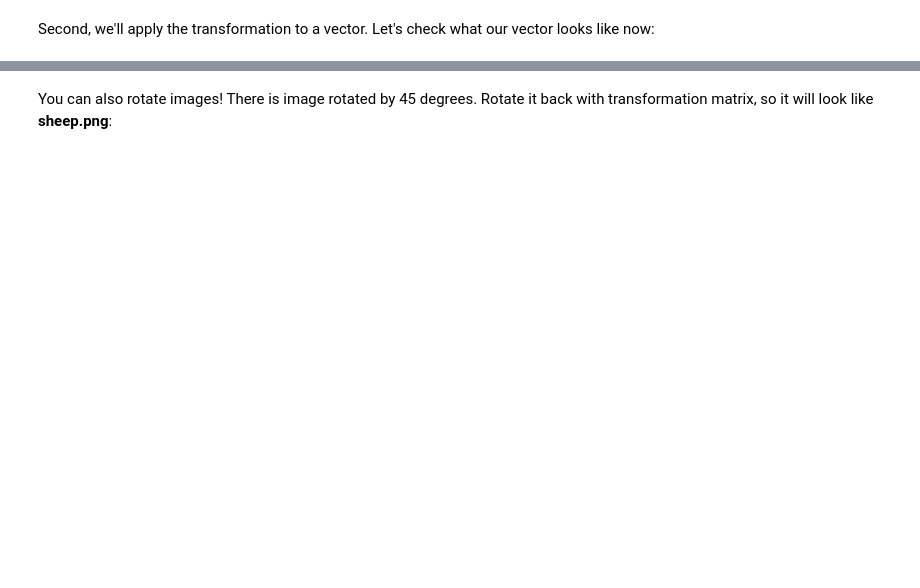
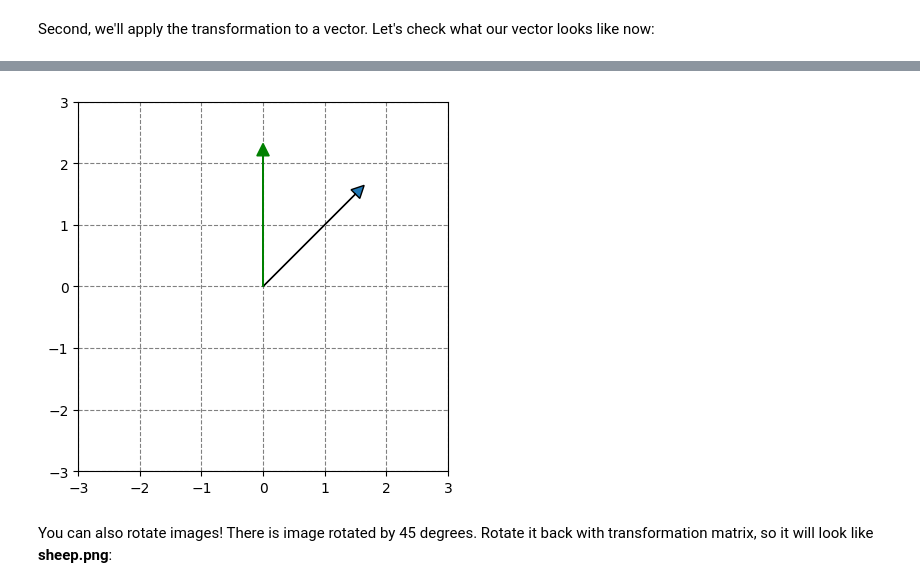
Before and after one commit to Oleksii-Lasiichuk/la_lab_1_transformation_matrices, a Jupyter notebook: LA_Lab_1_template_2026.ipynb, the cells around one changed output, grey strips where cells are left out. Cells and saved outputs as stored; diff of their text form; code cells hidden in the pictures; blank space fills up the shorter version.

```diff
--- a/LA_Lab_1_template_2026.ipynb
+++ b/LA_Lab_1_template_2026.ipynb
@@ -365,7 +427,11 @@ First, construct the rotation matrix:
 
 def get_rotation_matrix(phi):
   ##### YOUR CODE STARTS #####
-  transformation_matrix = ...
+  phi_rad = np.deg2rad(phi)
+  transformation_matrix = np.array([
+    [np.cos(phi_rad), -np.sin(phi_rad)],
+    [np.sin(phi_rad),  np.cos(phi_rad)]
+    ])
   ##### YOUR CODE ENDS #####
   return transformation_matrix
 
@@ -393,24 +465,26 @@ plt.show()
 # %%
 # Apply rotation to the vector AB1 to get vector AB2
 
 ##### YOUR CODE STARTS #####
-A = ...
+A = np.array([0, 0])
 B1 = np.array([1.5, 1.5])
-B2 = ...
+B2 = get_rotation_matrix(45) @ B1
 ##### YOUR CODE ENDS #####
 
 ax = plt.axes()
 
 ax.arrow(A[0], A[1], B1[0], B1[1], head_width=0.2, head_length=0.2)
 ax.arrow(A[0], A[1], B2[0], B2[1], head_width=0.2, head_length=0.2, color='green')
 plt.ylim(-3,3)
 plt.xlim(-3,3)
 
 ax.set_axisbelow(True)
 plt.grid(color='gray', linestyle='dashed')
 plt.gca().set_aspect('equal', adjustable='box')
 
 plt.show()
+# %% [output]
+[figure, added]
 # %% [markdown]
 You can also rotate images! There is image rotated by 45 degrees. Rotate it back with transformation matrix, so it will look like **sheep.png**:
 # %%
```
Also changed, not shown: parts of 20 cells of this notebook.
